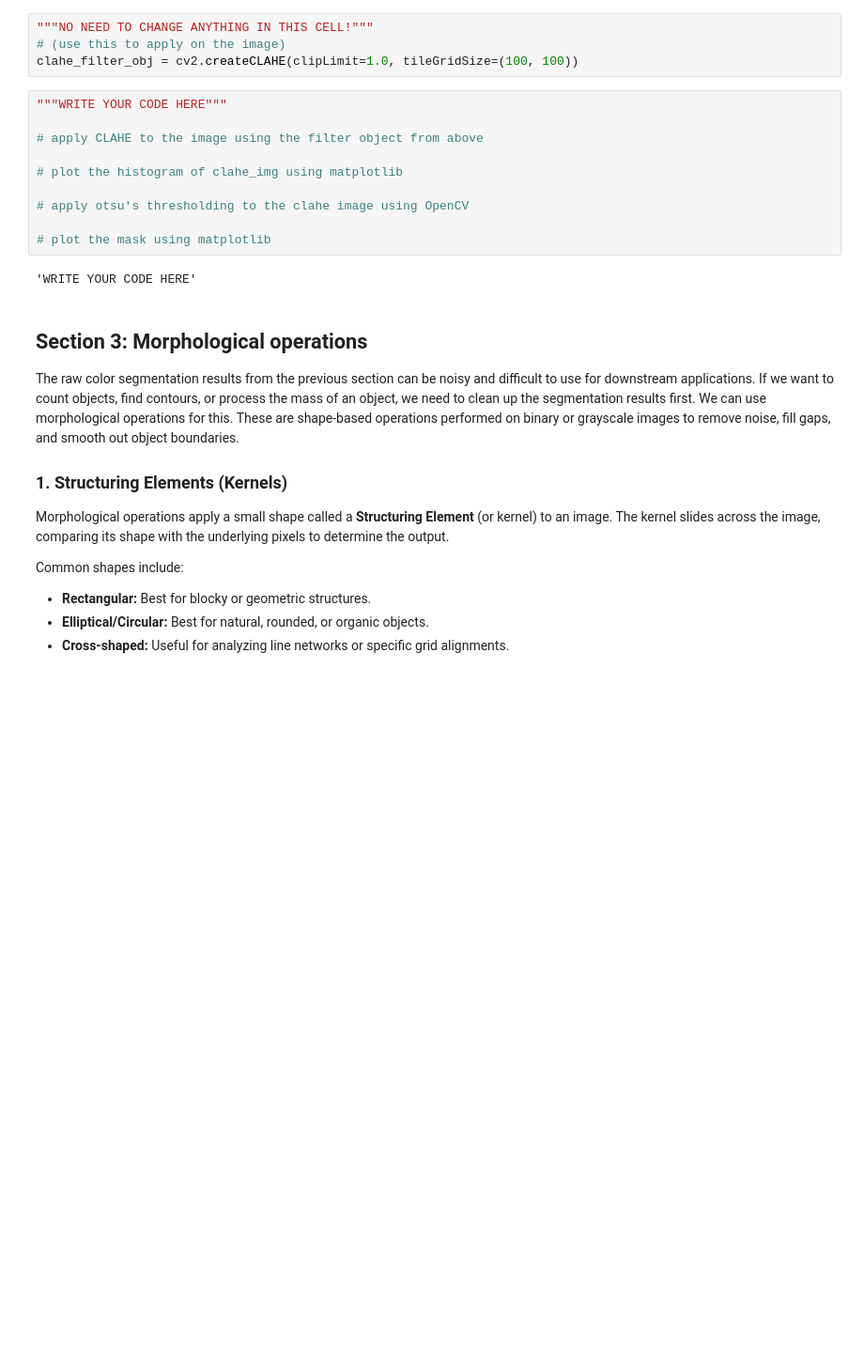
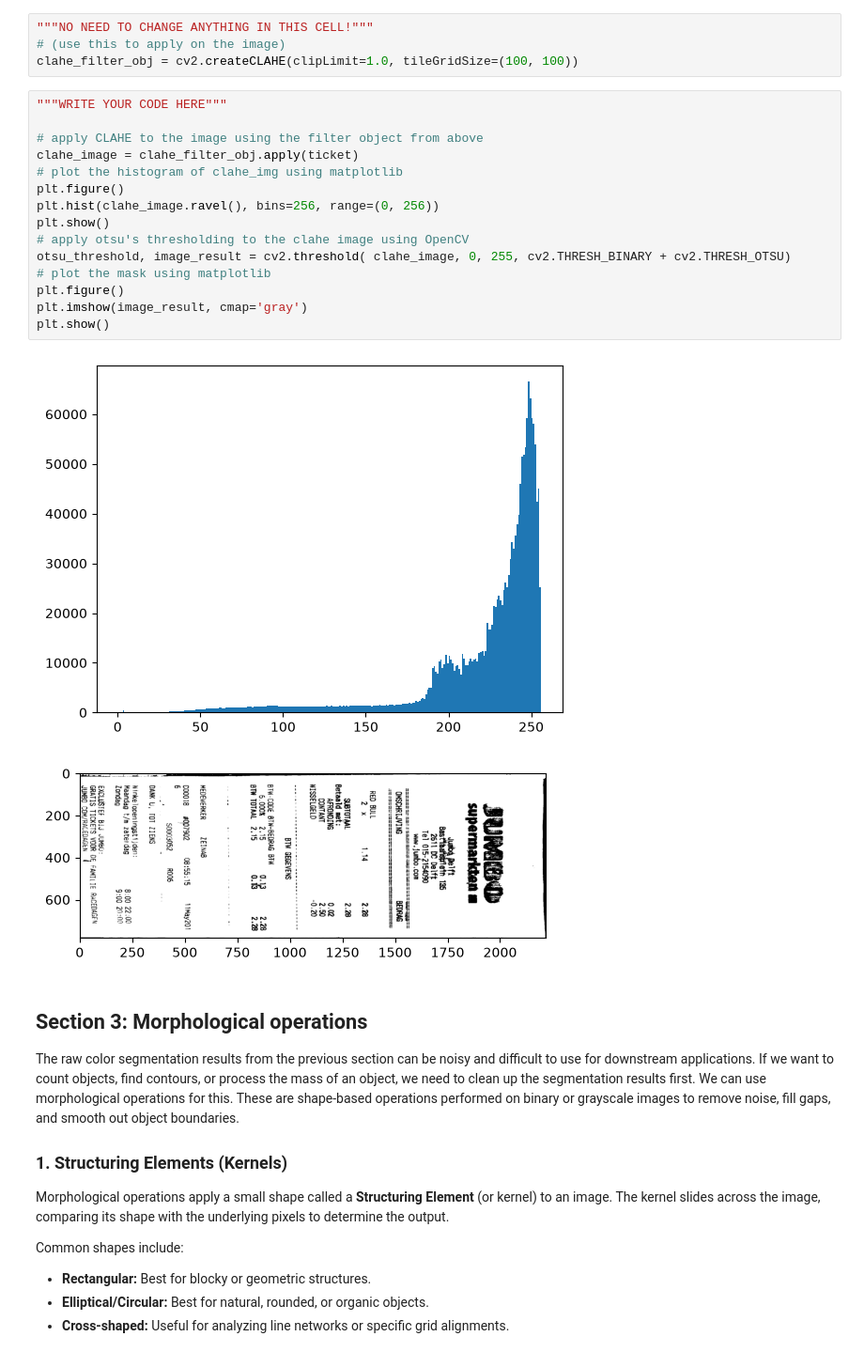
Before and after one commit to aasiksoy/opencv-lab_sessions, a Jupyter notebook: Lab1.ipynb, the cells around one changed output. Shown at 94% size. Saved outputs shown, nothing was run; the diff lists cells and outputs as text; blank space fills up the shorter version.

```diff
--- a/Lab1.ipynb
+++ b/Lab1.ipynb
@@ -329,15 +331,21 @@ clahe_filter_obj = cv2.createCLAHE(clipLimit=1.0, tileGridSize=(100, 100))
 # %%
 """WRITE YOUR CODE HERE"""
 
 # apply CLAHE to the image using the filter object from above
-
+clahe_image = clahe_filter_obj.apply(ticket)
 # plot the histogram of clahe_img using matplotlib
-
+plt.figure()
+plt.hist(clahe_image.ravel(), bins=256, range=(0, 256))
+plt.show()
 # apply otsu's thresholding to the clahe image using OpenCV
-
+otsu_threshold, image_result = cv2.threshold( clahe_image, 0, 255, cv2.THRESH_BINARY + cv2.THRESH_OTSU)
 # plot the mask using matplotlib
+plt.figure()
+plt.imshow(image_result, cmap='gray')
+plt.show()
 # %% [output]
-'WRITE YOUR CODE HERE'
+[figure, added]
+[figure, added]
 # %% [markdown]
 ## Section 3: Morphological operations
 
```
Also changed, not shown: parts of 4 cells of this notebook.
